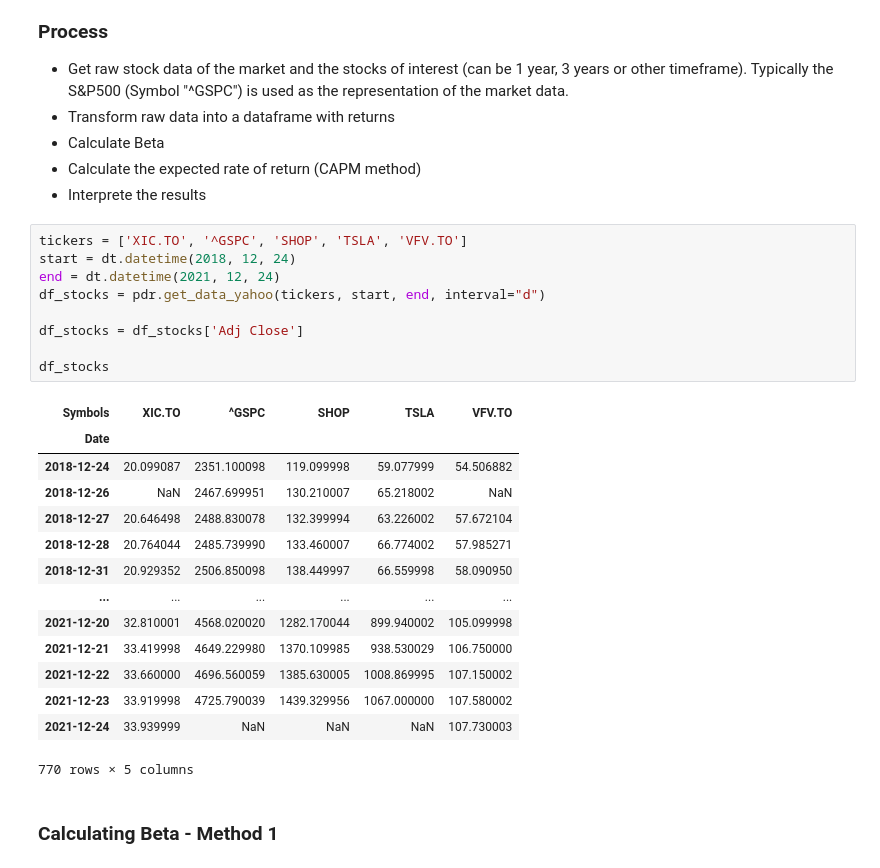
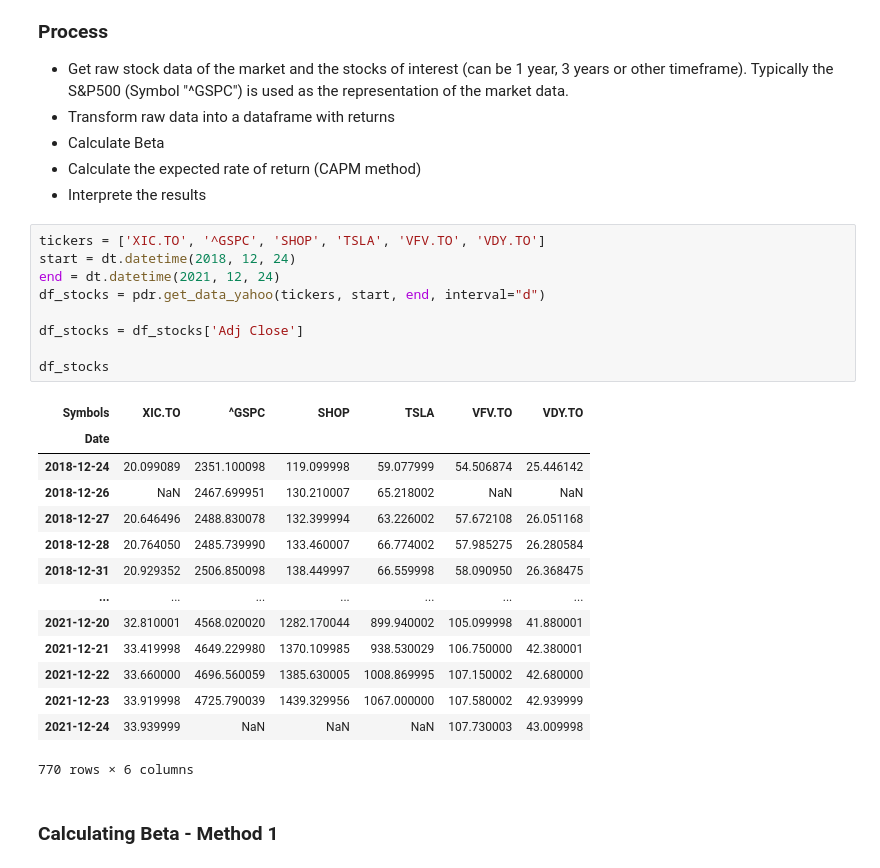
Before and after one commit to LarsTinnefeld/financial-analysis, a Jupyter notebook: transactions.ipynb, the cells around one changed output. Saved outputs shown, nothing was run; the diff lists cells and outputs as text.

```diff
--- a/transactions.ipynb
+++ b/transactions.ipynb
@@ -34,29 +34,29 @@ Beta expresses how "dynamic" an asset reacts to market fluctuations. A high beta
 - Calculate the expected rate of return (CAPM method)
 - Interprete the results
 # %%
-tickers = ['XIC.TO', '^GSPC', 'SHOP', 'TSLA', 'VFV.TO']
+tickers = ['XIC.TO', '^GSPC', 'SHOP', 'TSLA', 'VFV.TO', 'VDY.TO']
 start = dt.datetime(2018, 12, 24)
 end = dt.datetime(2021, 12, 24)
 df_stocks = pdr.get_data_yahoo(tickers, start, end, interval="d")
 
 df_stocks = df_stocks['Adj Close']
 
 df_stocks
 # %% [output]
-| Symbols | XIC.TO | ^GSPC | SHOP | TSLA | VFV.TO |
-| Date |  |  |  |  |  |
-| 2018-12-24 | 20.099087 | 2351.100098 | 119.099998 | 59.077999 | 54.506882 |
-| 2018-12-26 | NaN | 2467.699951 | 130.210007 | 65.218002 | NaN |
-| 2018-12-27 | 20.646498 | 2488.830078 | 132.399994 | 63.226002 | 57.672104 |
-| 2018-12-28 | 20.764044 | 2485.739990 | 133.460007 | 66.774002 | 57.985271 |
-| 2018-12-31 | 20.929352 | 2506.850098 | 138.449997 | 66.559998 | 58.090950 |
-| ... | ... | ... | ... | ... | ... |
-| 2021-12-20 | 32.810001 | 4568.020020 | 1282.170044 | 899.940002 | 105.099998 |
-| 2021-12-21 | 33.419998 | 4649.229980 | 1370.109985 | 938.530029 | 106.750000 |
-| 2021-12-22 | 33.660000 | 4696.560059 | 1385.630005 | 1008.869995 | 107.150002 |
-| 2021-12-23 | 33.919998 | 4725.790039 | 1439.329956 | 1067.000000 | 107.580002 |
-| 2021-12-24 | 33.939999 | NaN | NaN | NaN | 107.730003 |
+| Symbols | XIC.TO | ^GSPC | SHOP | TSLA | VFV.TO | VDY.TO |
+| Date |  |  |  |  |  |  |
+| 2018-12-24 | 20.099089 | 2351.100098 | 119.099998 | 59.077999 | 54.506874 | 25.446142 |
+| 2018-12-26 | NaN | 2467.699951 | 130.210007 | 65.218002 | NaN | NaN |
+| 2018-12-27 | 20.646496 | 2488.830078 | 132.399994 | 63.226002 | 57.672108 | 26.051168 |
+| 2018-12-28 | 20.764050 | 2485.739990 | 133.460007 | 66.774002 | 57.985275 | 26.280584 |
+| 2018-12-31 | 20.929352 | 2506.850098 | 138.449997 | 66.559998 | 58.090950 | 26.368475 |
+| ... | ... | ... | ... | ... | ... | ... |
+| 2021-12-20 | 32.810001 | 4568.020020 | 1282.170044 | 899.940002 | 105.099998 | 41.880001 |
+| 2021-12-21 | 33.419998 | 4649.229980 | 1370.109985 | 938.530029 | 106.750000 | 42.380001 |
+| 2021-12-22 | 33.660000 | 4696.560059 | 1385.630005 | 1008.869995 | 107.150002 | 42.680000 |
+| 2021-12-23 | 33.919998 | 4725.790039 | 1439.329956 | 1067.000000 | 107.580002 | 42.939999 |
+| 2021-12-24 | 33.939999 | NaN | NaN | NaN | 107.730003 | 43.009998 |
-770 rows × 5 columns
+770 rows × 6 columns
 # %% [markdown]
 ### Calculating Beta - Method 1
 # %%
```
Also changed, not shown: parts of 5 cells of this notebook.
